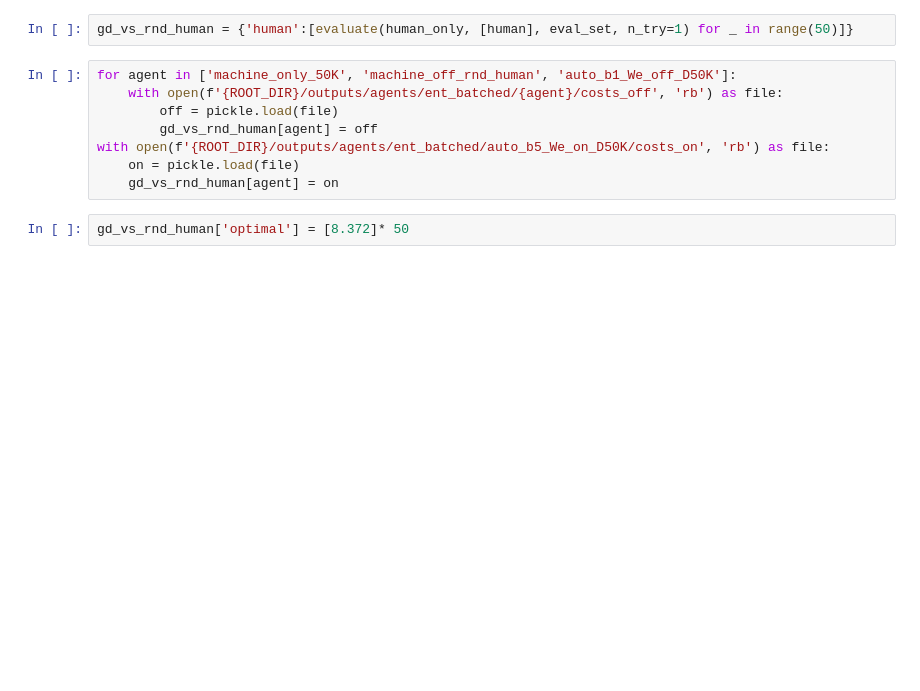
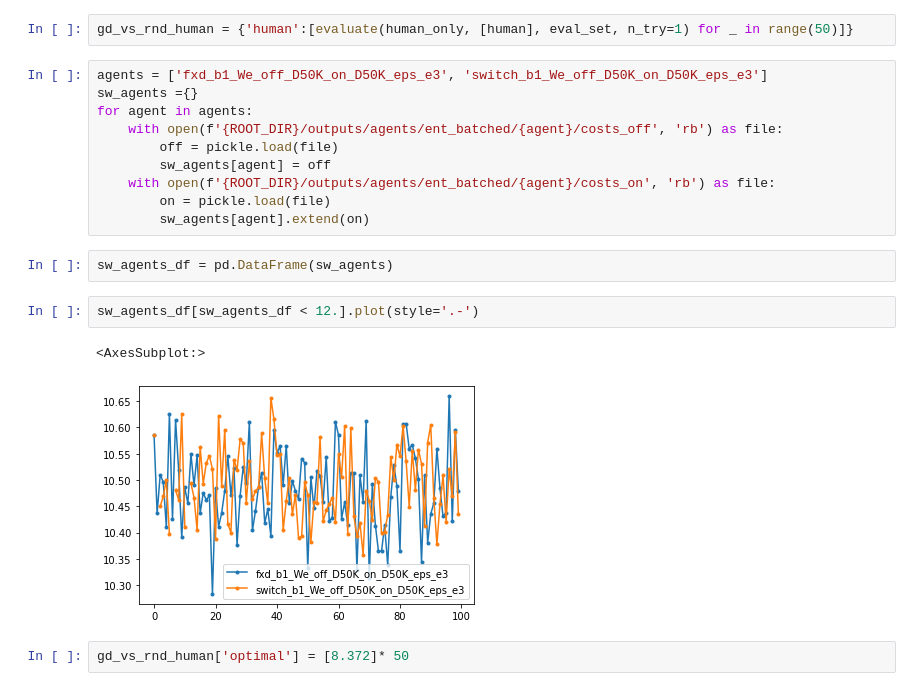
Before and after one commit to ElenStr/human-machine-switching, a Jupyter notebook: run_experiments.ipynb, the cells around one changed output. Saved outputs shown, nothing was run; the diff lists cells and outputs as text; blank space fills up the shorter version.

```diff
--- a/run_experiments.ipynb
+++ b/run_experiments.ipynb
@@ -200,13 +247,22 @@ for agent in ['machine_online_entorpy_weight_decay','pre_trained_machine_online'
 # %%
 gd_vs_rnd_human = {'human':[evaluate(human_only, [human], eval_set, n_try=1) for _ in range(50)]}
 # %%
-for agent in ['machine_only_50K', 'machine_off_rnd_human', 'auto_b1_We_off_D50K']:
+agents = ['fxd_b1_We_off_D50K_on_D50K_eps_e3', 'switch_b1_We_off_D50K_on_D50K_eps_e3']
+sw_agents ={}
+for agent in agents:
     with open(f'{ROOT_DIR}/outputs/agents/ent_batched/{agent}/costs_off', 'rb') as file:
         off = pickle.load(file)
-        gd_vs_rnd_human[agent] = off
-with open(f'{ROOT_DIR}/outputs/agents/ent_batched/auto_b5_We_on_D50K/costs_on', 'rb') as file:
-    on = pickle.load(file)
-    gd_vs_rnd_human[agent] = on
+        sw_agents[agent] = off
+    with open(f'{ROOT_DIR}/outputs/agents/ent_batched/{agent}/costs_on', 'rb') as file:
+        on = pickle.load(file)
+        sw_agents[agent].extend(on)
+# %%
+sw_agents_df = pd.DataFrame(sw_agents)
+# %%
+sw_agents_df[sw_agents_df < 12.].plot(style='.-')
+# %% [output]
+<AxesSubplot:>
+[figure, added]
 # %%
 gd_vs_rnd_human['optimal'] = [8.372]* 50
 # %%
```
Also changed, not shown: parts of 26 cells of this notebook, 3 other files.
